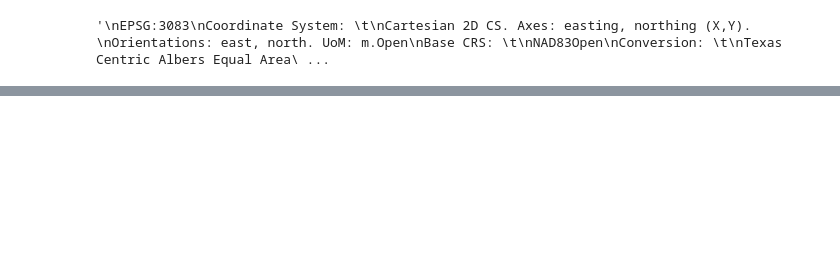
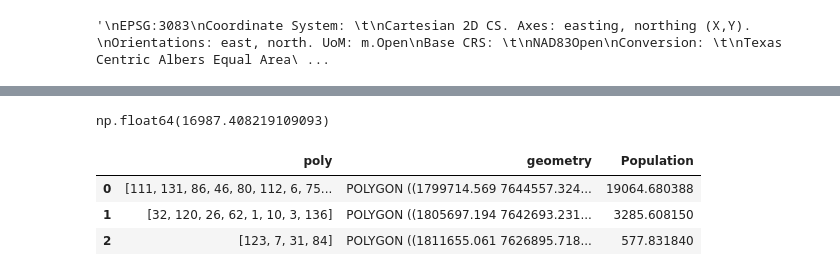
Before and after one commit to andreakbarreiro/MinGenResources-DFW, a Jupyter notebook: Minimal Scaffold/MinScaffold_Dallas.ipynb, the cells around one changed output, grey strips where cells are left out. Cells and saved outputs as stored; diff of their text form; code cells hidden in the pictures; blank space fills up the shorter version.

Commit message:
Added piece to calculate population

```diff
--- a/Minimal Scaffold/MinScaffold_Dallas.ipynb
+++ b/Minimal Scaffold/MinScaffold_Dallas.ipynb
@@ -317,0 +381,50 @@ for i in indices:
+# %%
+# POPULATION INSIDE HOLE
+#
+# This is only for one filtration value.
+# I kept intermediate values (like intersection area, etc.) in case we want to look more closely
+#    at the results
+# Have not attempted to optimize in speed or efficiency
+#
+
+interpop = pd.Series(index=min_cycle_hole_gdf.index)
+
+for cycleind,cyclerow in min_cycle_hole_gdf.iterrows():
+
+    # For a single hole, find all non-empty intersections with Census blocks
+    mytemp=cyclerow['geometry'].intersection(block_df['geometry'])
+    actualInt = mytemp[~mytemp.is_empty]
+
+    # Iterate through Census blocks. For each track area, intersection area, populations
+    actualInt=pd.DataFrame(actualInt)
+    blkarea = pd.Series(index=actualInt.index)
+    intarea = pd.Series(index=actualInt.index)
+    blkpop = pd.Series(index=actualInt.index)
+
+    for index, value in actualInt.iterrows():
+        blkarea[index]=block_df.loc[index].geometry.area
+        intarea[index]=actualInt.loc[index].geometry.area
+        blkpop[index]=block_df.loc[index]['POP20']
+
+    # Put back into "actualInt" dataframe
+    actualInt['Block area']=blkarea
+    actualInt['Intersection area']=intarea
+    actualInt['Block pop']=blkpop
+
+    actualInt['Intersection pop']= blkpop*intarea/blkarea
+
+    interpop[cycleind]=actualInt['Intersection pop'].sum()
+
+min_cycle_hole_gdf['Population']= interpop
+# %%
+# Total # of people inconvenienced for this specific filtration value
+min_cycle_hole_gdf['Population'].sum()
+# %% [output]
+np.float64(16987.408219109093)
+# %%
+min_cycle_hole_gdf.head()
+# %% [output]
+|  | poly | geometry | Population |
+| 0 | [111, 131, 86, 46, 80, 112, 6, 75... | POLYGON ((1799714.569 7644557.324... | 19064.680388 |
+| 1 | [32, 120, 26, 62, 1, 10, 3, 136] | POLYGON ((1805697.194 7642693.231... | 3285.608150 |
+| 2 | [123, 7, 31, 84] | POLYGON ((1811655.061 7626895.718... | 577.831840 |
```
Also changed, not shown: parts of 10 cells of this notebook.
